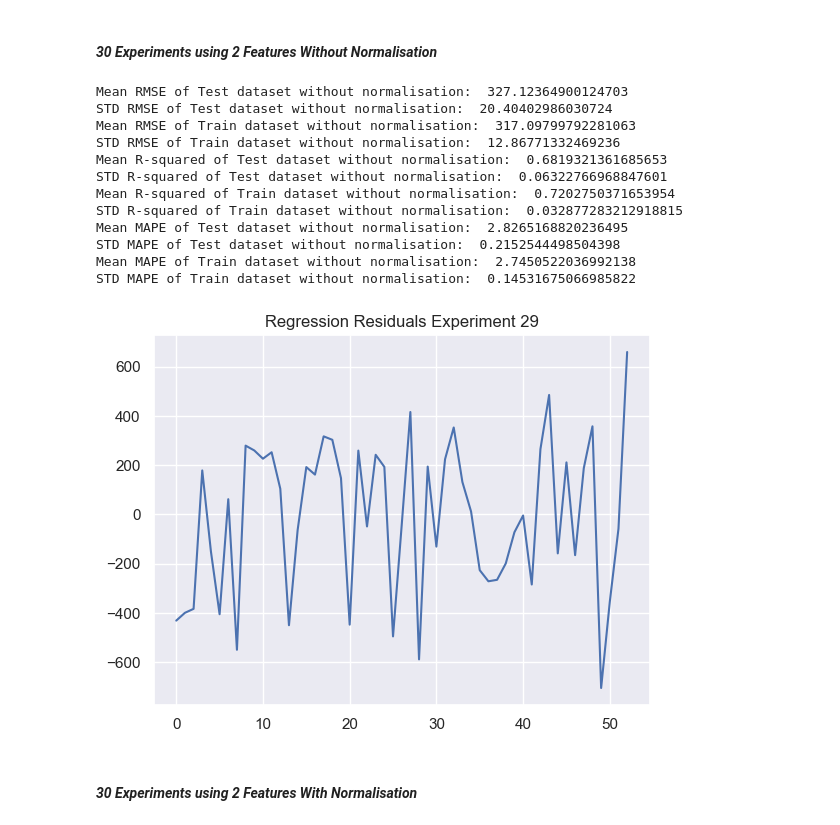
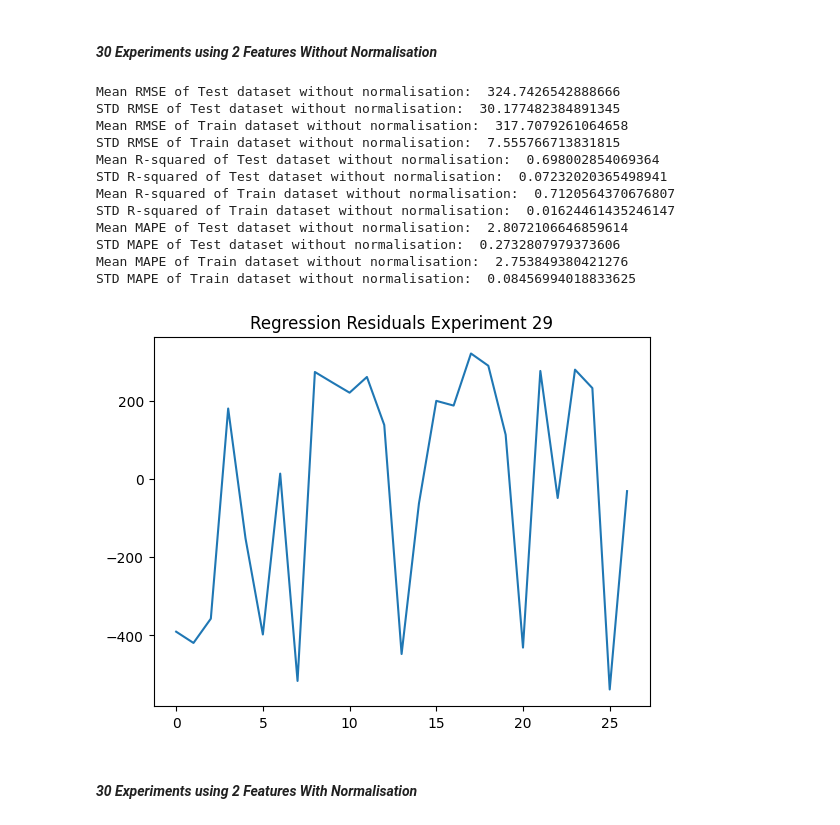
Before and after one commit to Z5429/ZZSC9020-Group-P, a Jupyter notebook: src/linear_model_john.ipynb, the cells around one changed output. Drawn from its saved outputs; the diff is of its cells as text; code cells hidden in the pictures.

```diff
--- a/src/linear_model_john.ipynb
+++ b/src/linear_model_john.ipynb
@@ -701,49 +701,49 @@ mkdir_p(figure_dir)
 
 # Set maximum number of experiments, train split ratio, normalisation flag
 max_experiments = 30
-train_split = 0.6
+train_split = 0.8
 norm_flag = False
 
 # Execute Linear Regression experiment
 _, mean_rmse_test, std_rmse_test, \
     _, mean_rsq_test, std_rsq_test, \
     _, mean_mape_test, std_mape_test, \
     _, mean_rmse_train, std_rmse_train, \
     _, mean_rsq_train, std_rsq_train, \
     _, mean_mape_train, std_mape_train, _ = run_experiments(
                                                         features,
                                                         response,
                                                         norm_flag,
                                                         max_experiments,
                                                         train_split,
                                                         figure_dir )
 
 print('Mean RMSE of Test dataset without normalisation: ', mean_rmse_test)
 print('STD RMSE of Test dataset without normalisation: ', std_rmse_test)
 print('Mean RMSE of Train dataset without normalisation: ', mean_rmse_train)
 print('STD RMSE of Train dataset without normalisation: ', std_rmse_train)
 print('Mean R-squared of Test dataset without normalisation: ', mean_rsq_test)
 print('STD R-squared of Test dataset without normalisation: ', std_rsq_test)
 print('Mean R-squared of Train dataset without normalisation: ', mean_rsq_train)
 print('STD R-squared of Train dataset without normalisation: ', std_rsq_train)
 print('Mean MAPE of Test dataset without normalisation: ', mean_mape_test)
 print('STD MAPE of Test dataset without normalisation: ', std_mape_test)
 print('Mean MAPE of Train dataset without normalisation: ', mean_mape_train)
 print('STD MAPE of Train dataset without normalisation: ', std_mape_train)
 # %% [output]
-Mean RMSE of Test dataset without normalisation:  327.12364900124703
-STD RMSE of Test dataset without normalisation:  20.40402986030724
-Mean RMSE of Train dataset without normalisation:  317.09799792281063
-STD RMSE of Train dataset without normalisation:  12.86771332469236
-Mean R-squared of Test dataset without normalisation:  0.6819321361685653
-STD R-squared of Test dataset without normalisation:  0.06322766968847601
-Mean R-squared of Train dataset without normalisation:  0.7202750371653954
-STD R-squared of Train dataset without normalisation:  0.032877283212918815
-Mean MAPE of Test dataset without normalisation:  2.8265168820236495
-STD MAPE of Test dataset without normalisation:  0.2152544498504398
-Mean MAPE of Train dataset without normalisation:  2.7450522036992138
-STD MAPE of Train dataset without normalisation:  0.14531675066985822
+Mean RMSE of Test dataset without normalisation:  324.7426542888666
+STD RMSE of Test dataset without normalisation:  30.177482384891345
+Mean RMSE of Train dataset without normalisation:  317.7079261064658
+STD RMSE of Train dataset without normalisation:  7.555766713831815
+Mean R-squared of Test dataset without normalisation:  0.698002854069364
+STD R-squared of Test dataset without normalisation:  0.07232020365498941
+Mean R-squared of Train dataset without normalisation:  0.7120564370676807
+STD R-squared of Train dataset without normalisation:  0.01624461435246147
+Mean MAPE of Test dataset without normalisation:  2.8072106646859614
+STD MAPE of Test dataset without normalisation:  0.2732807979373606
+Mean MAPE of Train dataset without normalisation:  2.753849380421276
+STD MAPE of Train dataset without normalisation:  0.08456994018833625
-[figure, old version]
+[figure, new version]
 # %% [markdown]
 #### _30 Experiments using 2 Features With Normalisation_
 # %%
```
Also changed, not shown: parts of 3 cells of this notebook.
